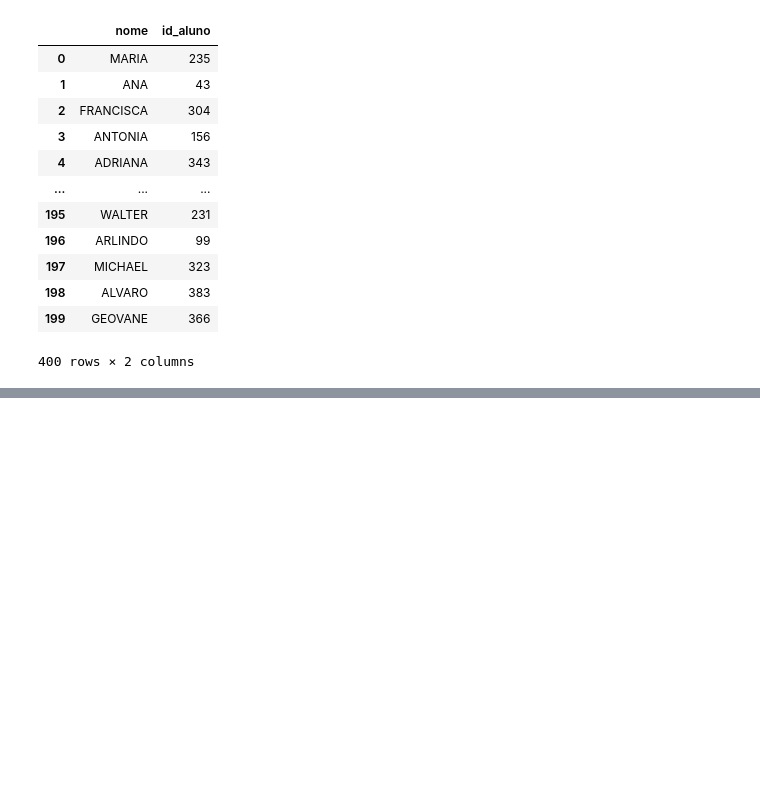
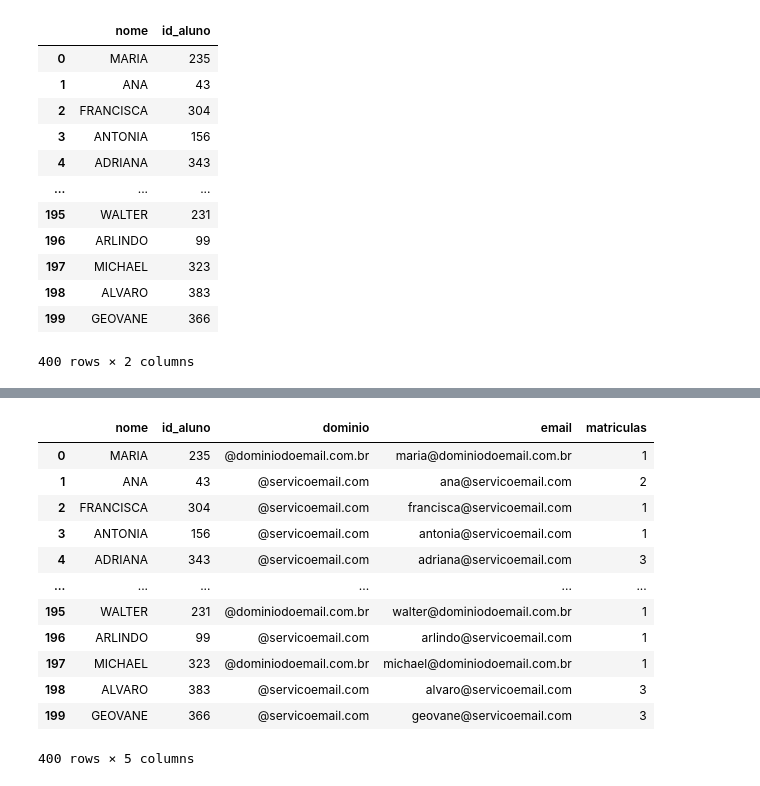
Before and after one commit to uallas-tenorio/Python---IO, a Jupyter notebook: Pandas IO.ipynb, the cells around one changed output, grey strips where cells are left out. Cells and saved outputs as stored; diff of their text form; code cells hidden in the pictures; blank space fills up the shorter version.

```diff
--- a/Pandas IO.ipynb
+++ b/Pandas IO.ipynb
@@ -108,0 +468,16 @@ nomes.sample(5)
+# %%
+nomes
+# %% [output]
+|  | nome | id_aluno | dominio | email | matriculas |
+| 0 | MARIA | 235 | @dominiodoemail.com.br | maria@dominiodoemail.com.br | 1 |
+| 1 | ANA | 43 | @servicoemail.com | ana@servicoemail.com | 2 |
+| 2 | FRANCISCA | 304 | @servicoemail.com | francisca@servicoemail.com | 1 |
+| 3 | ANTONIA | 156 | @servicoemail.com | antonia@servicoemail.com | 1 |
+| 4 | ADRIANA | 343 | @servicoemail.com | adriana@servicoemail.com | 3 |
+| ... | ... | ... | ... | ... | ... |
+| 195 | WALTER | 231 | @dominiodoemail.com.br | walter@dominiodoemail.com.br | 1 |
+| 196 | ARLINDO | 99 | @servicoemail.com | arlindo@servicoemail.com | 1 |
+| 197 | MICHAEL | 323 | @dominiodoemail.com.br | michael@dominiodoemail.com.br | 1 |
+| 198 | ALVARO | 383 | @servicoemail.com | alvaro@servicoemail.com | 3 |
+| 199 | GEOVANE | 366 | @servicoemail.com | geovane@servicoemail.com | 3 |
+400 rows × 5 columns
```
Also changed, not shown: parts of 62 cells of this notebook.
